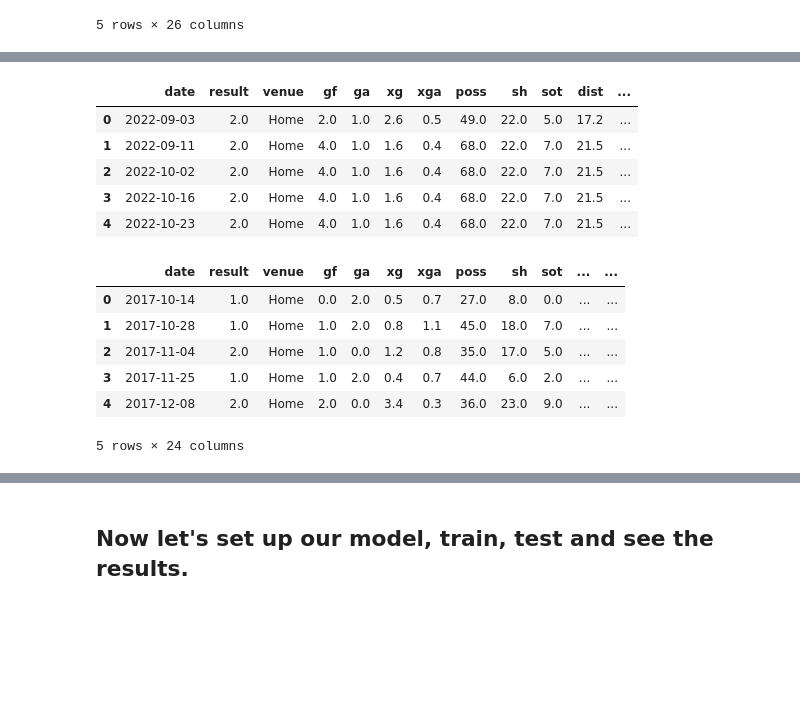
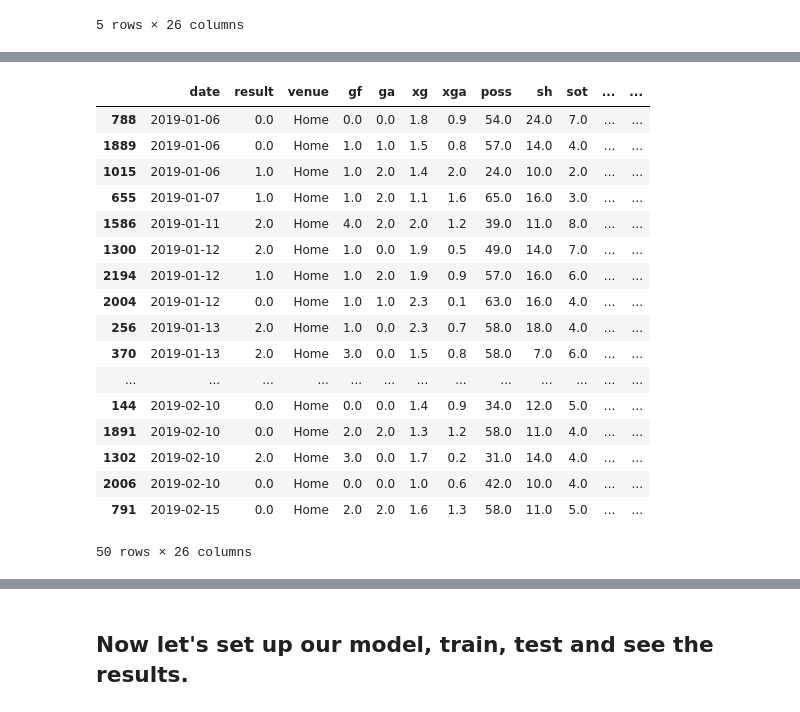
Before and after one commit to Miserry/Neural_network_predicting_football, a Jupyter notebook: Neural_training.ipynb, the cells around one changed output, grey strips where cells are left out. Saved outputs shown, nothing was run; the diff lists cells and outputs as text; code cells hidden in the pictures; blank space fills up the shorter version.

Commit message:
Add files via upload
Added several new inputs, based on home and away stats.
Improved loss ratio.
Turned chances into odds.

```diff
--- a/Neural_training.ipynb
+++ b/Neural_training.ipynb
@@ -57,0 +107,4 @@ matches = matches.replace("Real Betis", "Betis")
+# %%
+c = [matches_home, matches_away]
+# %%
+grouping = pd.concat(c)
@@ -57,0 +127,2 @@ matches = matches.replace("Real Betis", "Betis")
+# %%
+matches = grouping.round(2)
@@ -62,7 +142,7 @@ away = matches[~is_home]
 # %%
 #Setting up our data, so we can add opponents value at the current time to our DataFrame.
 home = home.merge(
-    away[["date", "opponent", "team", "xg", "xga", "sh", "poss", "g-xg"]],
+    away[["date", "opponent", "team", "xg", "xga", "sh", "poss", "g-xg", "xg_ha", "xga_ha", "g-xg_ha"]],
     left_on=["date", "team", "opponent"],
     right_on=["date", "opponent", "team"],
     how="outer",
@@ -73,14 +153,26 @@ home = home.dropna()
 # %%
 matches = home
 # %%
-matches.head()
+matches.sort_values('date')[500:550]
 # %% [output]
-|  | date | result | venue | gf | ga | xg | xga | poss | sh | sot | dist | ... |
-| 0 | 2022-09-03 | 2.0 | Home | 2.0 | 1.0 | 2.6 | 0.5 | 49.0 | 22.0 | 5.0 | 17.2 | ... |
-| 1 | 2022-09-11 | 2.0 | Home | 4.0 | 1.0 | 1.6 | 0.4 | 68.0 | 22.0 | 7.0 | 21.5 | ... |
-| 2 | 2022-10-02 | 2.0 | Home | 4.0 | 1.0 | 1.6 | 0.4 | 68.0 | 22.0 | 7.0 | 21.5 | ... |
-| 3 | 2022-10-16 | 2.0 | Home | 4.0 | 1.0 | 1.6 | 0.4 | 68.0 | 22.0 | 7.0 | 21.5 | ... |
-| 4 | 2022-10-23 | 2.0 | Home | 4.0 | 1.0 | 1.6 | 0.4 | 68.0 | 22.0 | 7.0 | 21.5 | ... |
+|  | date | result | venue | gf | ga | xg | xga | poss | sh | sot | ... | ... |
+| 788 | 2019-01-06 | 0.0 | Home | 0.0 | 0.0 | 1.8 | 0.9 | 54.0 | 24.0 | 7.0 | ... | ... |
+| 1889 | 2019-01-06 | 0.0 | Home | 1.0 | 1.0 | 1.5 | 0.8 | 57.0 | 14.0 | 4.0 | ... | ... |
+| 1015 | 2019-01-06 | 1.0 | Home | 1.0 | 2.0 | 1.4 | 2.0 | 24.0 | 10.0 | 2.0 | ... | ... |
+| 655 | 2019-01-07 | 1.0 | Home | 1.0 | 2.0 | 1.1 | 1.6 | 65.0 | 16.0 | 3.0 | ... | ... |
+| 1586 | 2019-01-11 | 2.0 | Home | 4.0 | 2.0 | 2.0 | 1.2 | 39.0 | 11.0 | 8.0 | ... | ... |
+| 1300 | 2019-01-12 | 2.0 | Home | 1.0 | 0.0 | 1.9 | 0.5 | 49.0 | 14.0 | 7.0 | ... | ... |
+| 2194 | 2019-01-12 | 1.0 | Home | 1.0 | 2.0 | 1.9 | 0.9 | 57.0 | 16.0 | 6.0 | ... | ... |
+| 2004 | 2019-01-12 | 0.0 | Home | 1.0 | 1.0 | 2.3 | 0.1 | 63.0 | 16.0 | 4.0 | ... | ... |
+| 256 | 2019-01-13 | 2.0 | Home | 1.0 | 0.0 | 2.3 | 0.7 | 58.0 | 18.0 | 4.0 | ... | ... |
+| 370 | 2019-01-13 | 2.0 | Home | 3.0 | 0.0 | 1.5 | 0.8 | 58.0 | 7.0 | 6.0 | ... | ... |
+| ... | ... | ... | ... | ... | ... | ... | ... | ... | ... | ... | ... | ... |
+| 144 | 2019-02-10 | 0.0 | Home | 0.0 | 0.0 | 1.4 | 0.9 | 34.0 | 12.0 | 5.0 | ... | ... |
+| 1891 | 2019-02-10 | 0.0 | Home | 2.0 | 2.0 | 1.3 | 1.2 | 58.0 | 11.0 | 4.0 | ... | ... |
+| 1302 | 2019-02-10 | 2.0 | Home | 3.0 | 0.0 | 1.7 | 0.2 | 31.0 | 14.0 | 4.0 | ... | ... |
+| 2006 | 2019-02-10 | 0.0 | Home | 0.0 | 0.0 | 1.0 | 0.6 | 42.0 | 10.0 | 4.0 | ... | ... |
+| 791 | 2019-02-15 | 0.0 | Home | 2.0 | 2.0 | 1.6 | 1.3 | 58.0 | 11.0 | 5.0 | ... | ... |
+50 rows × 26 columns
 # %%
 grouped_matches = matches.groupby('team')
 # %%
@@ -103,15 +196,7 @@ matches_rolling = matches.groupby('team').apply(lambda x: rolling_averages(x, co
 matches_rolling = matches_rolling.droplevel('team')
 matches_rolling.index = range(matches_rolling.shape[0])
 # %%
-matches_rolling.head()
+matches_rolling = matches_rolling[matches_rolling['date'] <= '2022-11-14']
-# %% [output]
-|  | date | result | venue | gf | ga | xg | xga | poss | sh | sot | ... | ... |
-| 0 | 2017-10-14 | 1.0 | Home | 0.0 | 2.0 | 0.5 | 0.7 | 27.0 | 8.0 | 0.0 | ... | ... |
-| 1 | 2017-10-28 | 1.0 | Home | 1.0 | 2.0 | 0.8 | 1.1 | 45.0 | 18.0 | 7.0 | ... | ... |
-| 2 | 2017-11-04 | 2.0 | Home | 1.0 | 0.0 | 1.2 | 0.8 | 35.0 | 17.0 | 5.0 | ... | ... |
-| 3 | 2017-11-25 | 1.0 | Home | 1.0 | 2.0 | 0.4 | 0.7 | 44.0 | 6.0 | 2.0 | ... | ... |
-| 4 | 2017-12-08 | 2.0 | Home | 2.0 | 0.0 | 3.4 | 0.3 | 36.0 | 23.0 | 9.0 | ... | ... |
-5 rows × 24 columns
 # %%
 df = matches_rolling
 df = df.sort_values('date')
```
Also changed, not shown: parts of 20 cells of this notebook.
